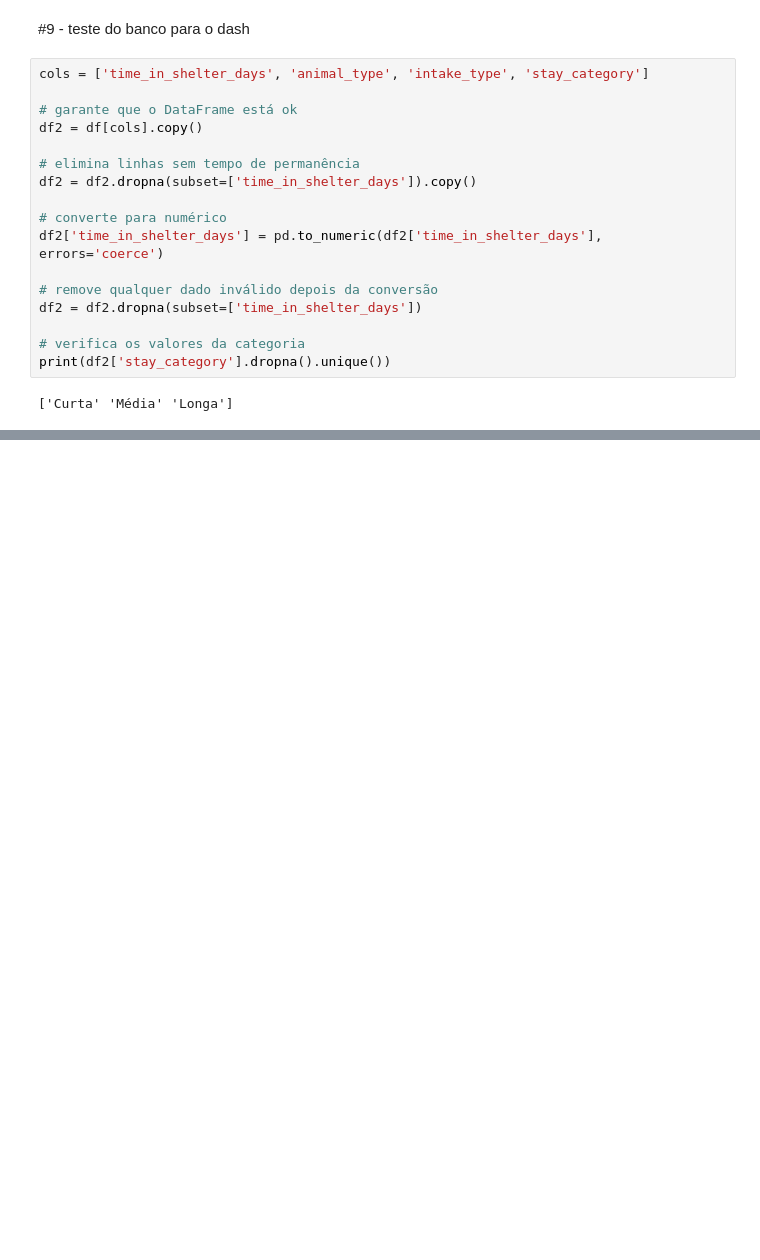
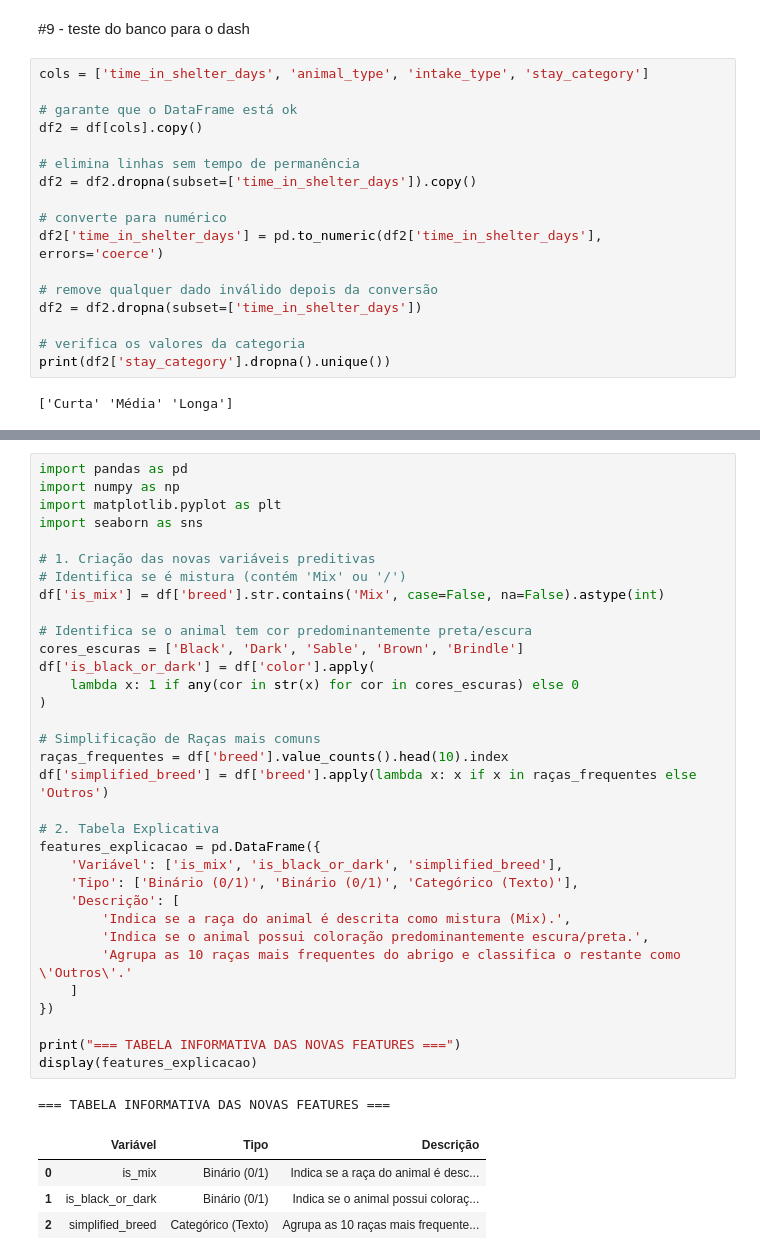
Before and after one commit to ViniMiranda06/PISI3---Adotai, a Jupyter notebook: PISI3_EDA.ipynb, the cells around one changed output, grey strips where cells are left out. Drawn from its saved outputs; the diff is of its cells as text; blank space fills up the shorter version.

```diff
--- a/PISI3_EDA.ipynb
+++ b/PISI3_EDA.ipynb
@@ -463,0 +856,39 @@ print(df2['stay_category'].dropna().unique())
+# %%
+import pandas as pd
+import numpy as np
+import matplotlib.pyplot as plt
+import seaborn as sns
+
+# 1. Criação das novas variáveis preditivas
+# Identifica se é mistura (contém 'Mix' ou '/')
+df['is_mix'] = df['breed'].str.contains('Mix', case=False, na=False).astype(int)
+
+# Identifica se o animal tem cor predominantemente preta/escura
+cores_escuras = ['Black', 'Dark', 'Sable', 'Brown', 'Brindle']
+df['is_black_or_dark'] = df['color'].apply(
+    lambda x: 1 if any(cor in str(x) for cor in cores_escuras) else 0
+)
+
+# Simplificação de Raças mais comuns
+raças_frequentes = df['breed'].value_counts().head(10).index
+df['simplified_breed'] = df['breed'].apply(lambda x: x if x in raças_frequentes else 'Outros')
+
+# 2. Tabela Explicativa
+features_explicacao = pd.DataFrame({
+    'Variável': ['is_mix', 'is_black_or_dark', 'simplified_breed'],
+    'Tipo': ['Binário (0/1)', 'Binário (0/1)', 'Categórico (Texto)'],
+    'Descrição': [
+        'Indica se a raça do animal é descrita como mistura (Mix).',
+        'Indica se o animal possui coloração predominantemente escura/preta.',
+        'Agrupa as 10 raças mais frequentes do abrigo e classifica o restante como \'Outros\'.'
+    ]
+})
+
+print("=== TABELA INFORMATIVA DAS NOVAS FEATURES ===")
+display(features_explicacao)
+# %% [output]
+=== TABELA INFORMATIVA DAS NOVAS FEATURES ===
+|  | Variável | Tipo | Descrição |
+| 0 | is_mix | Binário (0/1) | Indica se a raça do animal é desc... |
+| 1 | is_black_or_dark | Binário (0/1) | Indica se o animal possui coloraç... |
+| 2 | simplified_breed | Categórico (Texto) | Agrupa as 10 raças mais frequente... |
```
Also changed, not shown: parts of 12 cells of this notebook.
